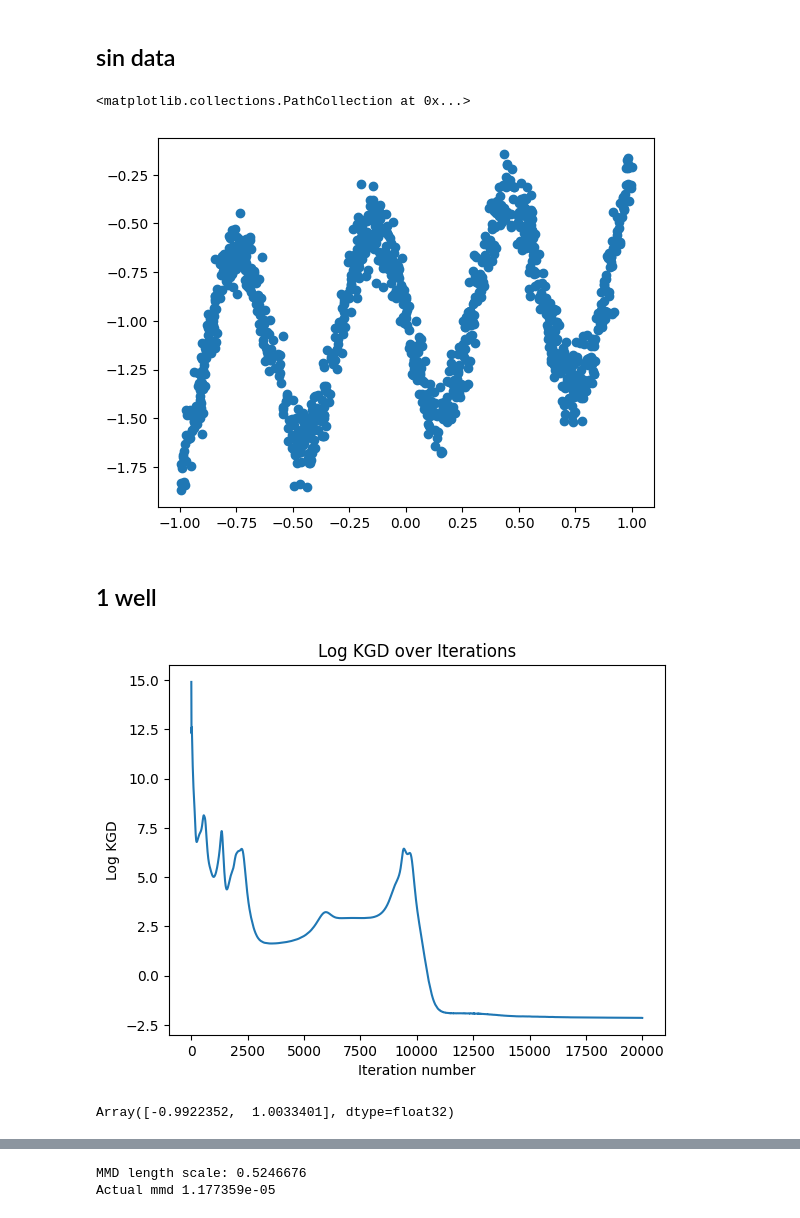
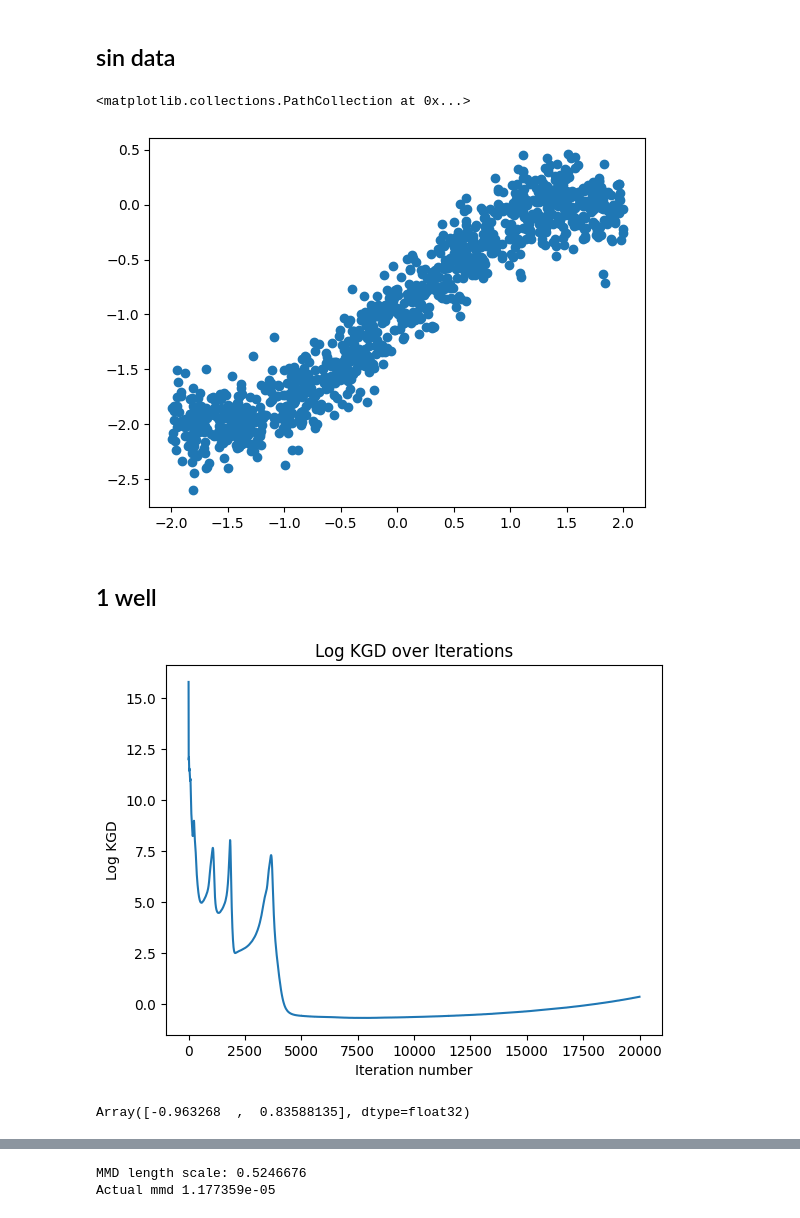
Before and after one commit to liuqingyang27/Detecting-Model-Misspecification-via-VGD, a Jupyter notebook: different dimension fig sine.ipynb, the cells around one changed output, grey strips where cells are left out. Saved outputs shown, nothing was run; the diff lists cells and outputs as text; code cells hidden in the pictures.

```diff
--- a/different dimension fig sine.ipynb
+++ b/different dimension fig sine.ipynb
@@ -53,6 +53,9 @@ def f(theta, x):
   sum_term = jnp.sum(theta_rest[:, None] * sin_terms, axis=0)
 
   return theta_0 + sum_term
+
+def sin_inverse(x):
+    return jnp.sin(1/x)
 
 f_jit = jit(f)
 
@@ -76,17 +79,19 @@ theta_11 = a[0:12]
 
 n_data = 1000
 key = random.PRNGKey(10)
-data_1_w = sine_model_1.generate_data(n_data, theta_1, key=key)
-data_1_m = sine_model_2.generate_data(n_data, theta_2, key=key)
-data_5_w = sine_model_5.generate_data(n_data, theta_5, key=key)
-data_5_m = sine_model_6.generate_data(n_data, theta_6, key=key)
-data_10_w = sine_model_10.generate_data(n_data, theta_10, key=key)
-data_10_m = sine_model_11.generate_data(n_data, theta_11, key=key)
+data_1_w = sine_model_1.generate_data(n_data, theta_1, x_max=2.0, x_min=-2.0, key=key)
+data_1_m = sine_model_2.generate_data(n_data, theta_2, x_max=2.0, x_min=-2.0, key=key)
+data_5_w = sine_model_5.generate_data(n_data, theta_5, x_max=2.0, x_min=-2.0, key=key)
+data_5_m = sine_model_6.generate_data(n_data, theta_6, x_max=2.0, x_min=-2.0, key=key)
+data_10_w = sine_model_10.generate_data(n_data, theta_10, x_max=2.0, x_min=-2.0, key=key)
+data_10_m = sine_model_11.generate_data(n_data, theta_11, x_max=2.0, x_min=-2.0, key=key)
+
+data_inverse = (data_1_w[0], sin_inverse(data_1_w[0])+0.2*random.normal(key, shape=data_1_w[1].shape))
 # %%
-plt.scatter(*data_10_w)
+plt.scatter(*data_1_w)
 # %% [output]
 <matplotlib.collections.PathCollection at 0x...>
-[figure, old version]
+[figure, new version]
 # %% [markdown]
 ## 1 well
 # %%
@@ -95,11 +100,11 @@ experiment_1_w.run(n_steps=20000, step_size=0.0001)
 # %%
 experiment_1_w.plot_KGD()
 # %% [output]
-[figure, old version]
+[figure, new version]
 # %%
 jnp.mean(experiment_1_w.history_VGD[90000], axis=0)
 # %% [output]
-Array([-0.9922352,  1.0033401], dtype=float32)
+Array([-0.963268  ,  0.83588135], dtype=float32)
 # %%
 experiment_1_w.plot_KSD()
 # %% [output]
```
Also changed, not shown: parts of 5 cells of this notebook.
